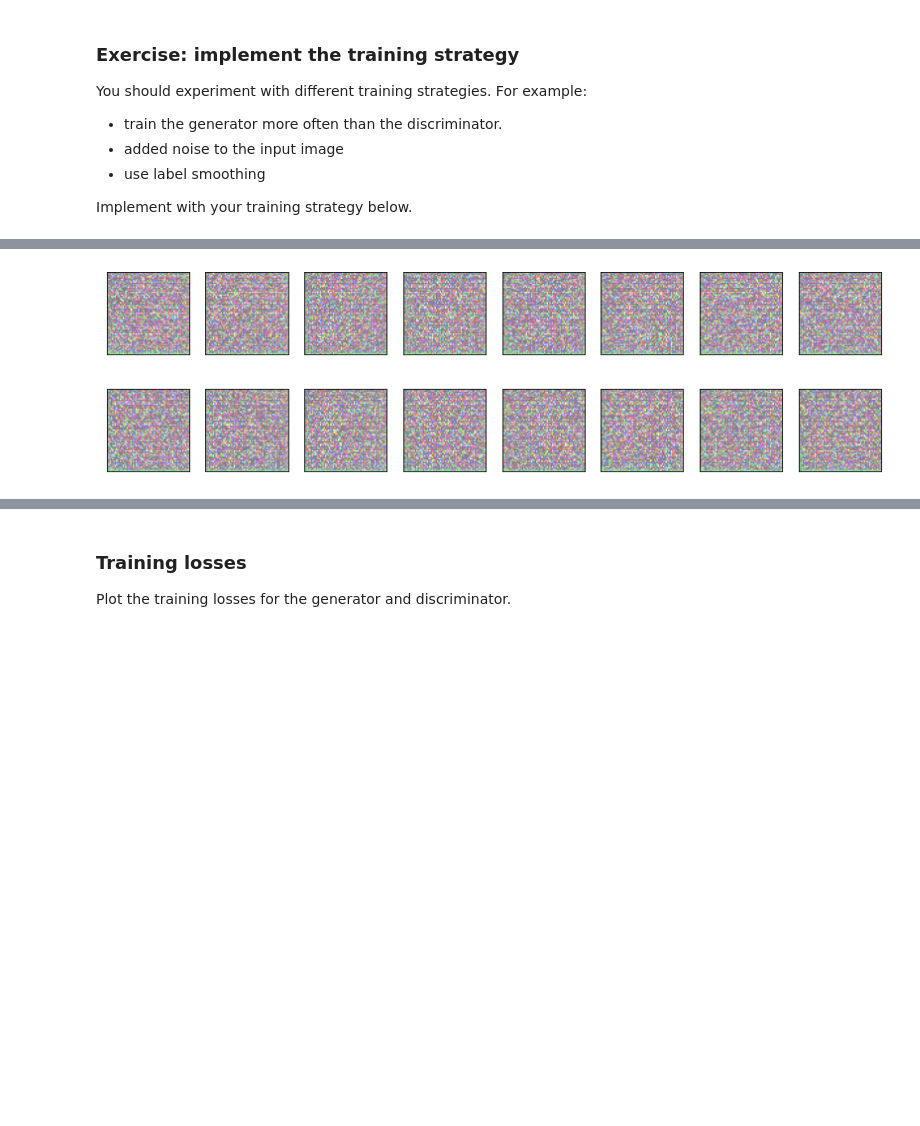
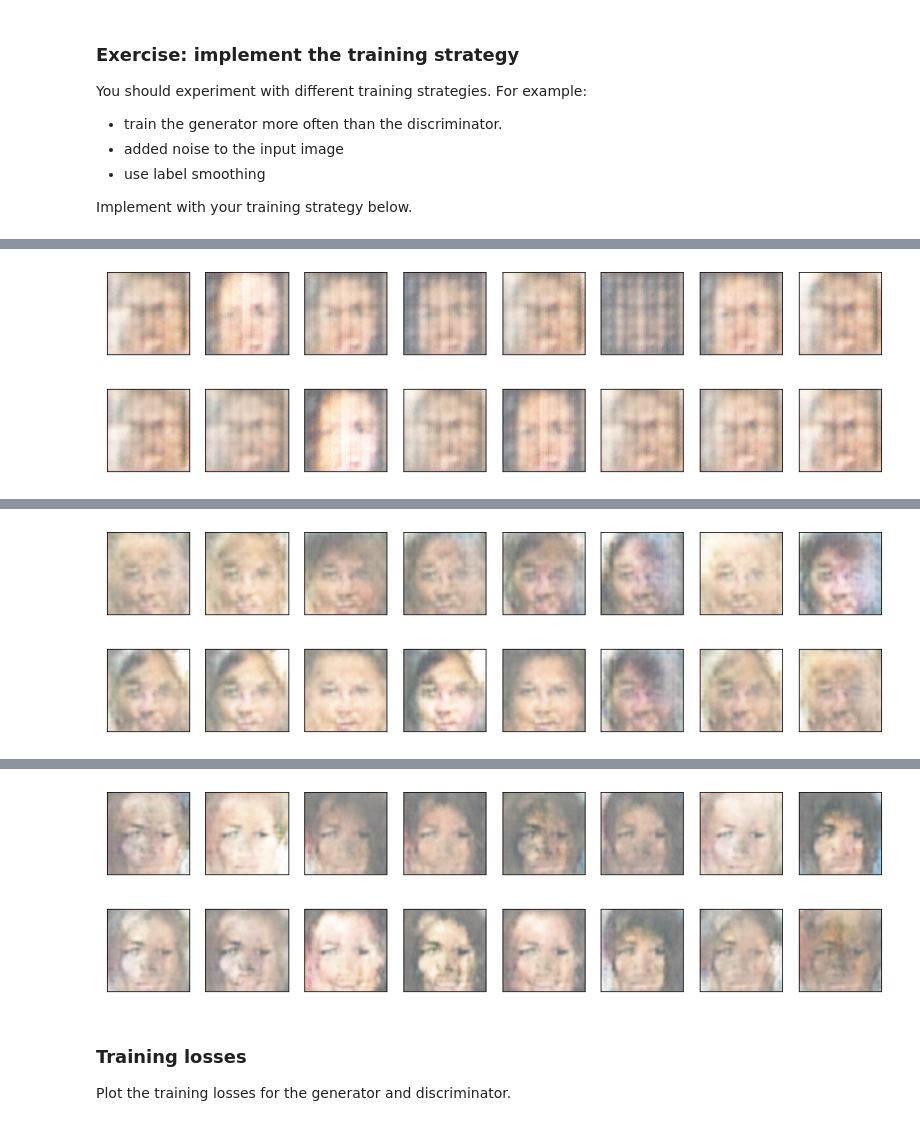
Before and after one commit to garuna5/face_generation, a Jupyter notebook: dlnd_face_generation_starter.ipynb, the cells around one changed output, grey strips where cells are left out. Saved outputs shown, nothing was run; the diff lists cells and outputs as text; code cells hidden in the pictures; blank space fills up the shorter version.

```diff
--- a/dlnd_face_generation_starter.ipynb
+++ b/dlnd_face_generation_starter.ipynb
@@ -449,12 +313,20 @@ def generator_loss(fake_logits):
 
 We want the discriminator to give high scores to real images and low scores to fake ones and the discriminator loss should reflect that.
 # %%
-def discriminator_loss(real_logits, fake_logits):
+def discriminator_loss(batch_size,real_logits, fake_logits):
     """ Discriminator loss, takes the fake and real logits as inputs. """
     # TODO: implement the discriminator loss
-    d_fake_loss = fake_loss(fake_logits)
-    d_real_loss = real_loss(real_logits, smooth=True)
-    loss = d_fake_loss + d_real_loss
+    criterion = nn.BCEWithLogitsLoss()
+
+    ones_tensor = torch.ones(batch_size, 1,1,1, device=device)
+    real_loss = F.binary_cross_entropy(real_logits, ones_tensor)
+    #real_loss = criterion(real_logits, ones_tensor)
+
+    zero_tensor = torch.zeros(batch_size, 1,1,1, device=device)
+    fake_loss = F.binary_cross_entropy(fake_logits, zero_tensor)
+    #fake_loss = criterion(fake_logits, zero_tensor)
+
+    loss = real_loss + fake_loss
     return loss
 # %% [markdown]
 ### Exercise (Optional): Implement the gradient Penalty
@@ -552,10 +399,10 @@ from datetime import datetime
 latent_dim = 128
 
 # update to cpu if you do not have access to a gpu
-device = 'cuda'
+#device = 'cuda'
 
 # number of epochs to train your model
-n_epochs = 1
+n_epochs = 3
 
 # number of images in each batch
 batch_size = 64
@@ -594,3 +439,10 @@ def display(fixed_latent_vector: torch.Tensor):
         img = denormalize(img)
         ax.imshow(img)
     plt.show()
+# %%
+#print(enumerate(dataloader))
+"""
+for batch_i, real_images in enumerate(dataloader):
+    print(batch_i,real_images.size(0))
+    #print(real_images)
+"""
@@ -605,22 +459,24 @@ You should experiment with different training strategies. For example:
 
 Implement with your training strategy below.
 # %%
+losses = []
+
+
 fixed_latent_vector = torch.randn(16, latent_dim, 1, 1).float().cuda()
 
-losses = []
+
 for epoch in range(n_epochs):
     for batch_i, real_images in enumerate(dataloader):
-        real_images = scale(real_images)
         real_images = real_images.to(device)
-
+        batch_size = real_images.size(0)
         ####################################
 
         # TODO: implement the training strategy
 
         ####################################
+        d_loss = discriminator_step(batch_size,latent_dim,real_images)
+        g_loss = generator_step(batch_size,latent_dim)
 
-        d_loss = discriminator_step(batch_size,latent_dim,real_images)
-        g_loss = generator_step(batch_size, latent_dim)
 
         if batch_i % print_every == 0:
             # append discriminator loss and generator loss
@@ -633,7 +489,7 @@ for epoch in range(n_epochs):
 
     # display images during training
     generator.eval()
-    generated_images = generator(fixed_latent_vector)
-    display(generated_images)
+    g_image = generator(fixed_latent_vector)
+    display(g_image)
     generator.train()
 # %% [output]
@@ -651 +507 @@ for epoch in range(n_epochs):
-[figure, old version]
+[figure, new version]
@@ -651,0 +519 @@ for epoch in range(n_epochs):
+[figure, added]
@@ -652,3 +531,4 @@ for epoch in range(n_epochs):
+[figure, added]
 # %% [markdown]
 ### Training losses
 
```
Also changed, not shown: parts of 23 cells of this notebook.
